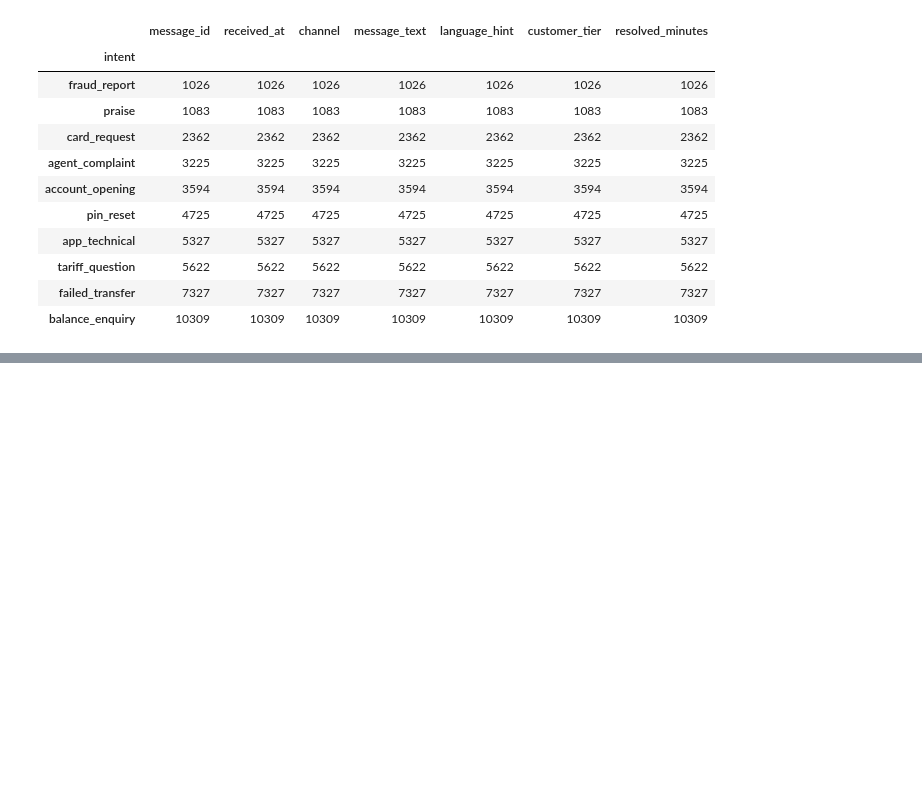
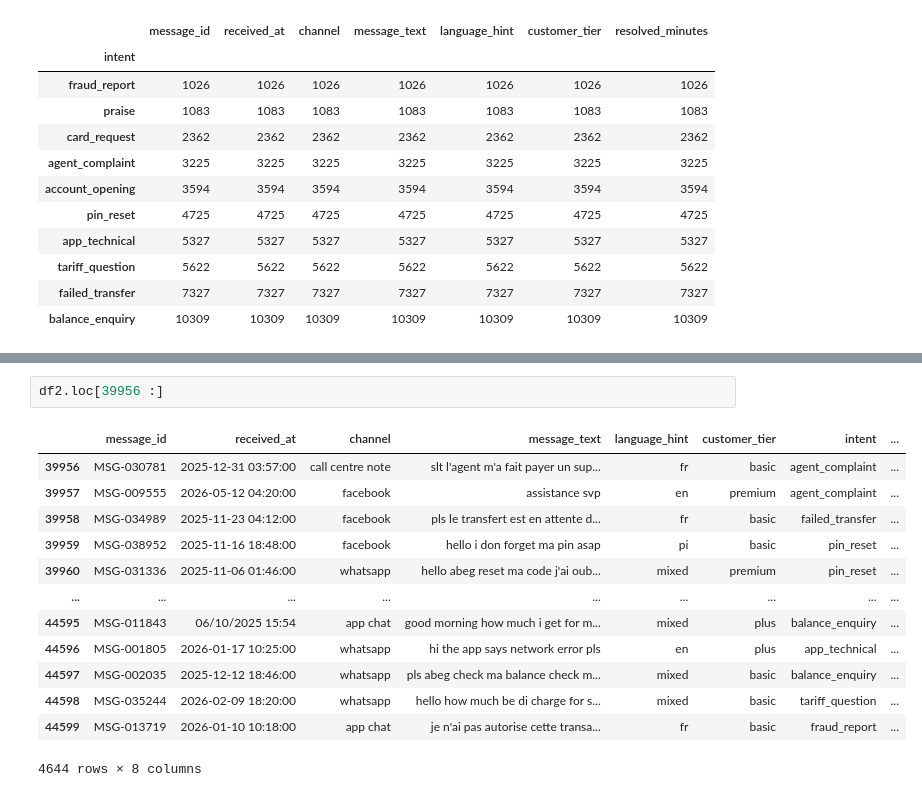
Before and after one commit to Christian-Suinyuy/skye8-ds-banboye-christian, a Jupyter notebook: src/brief3/notebooks/analysis.ipynb, the cells around one changed output, grey strips where cells are left out. Cells and saved outputs as stored; diff of their text form; blank space fills up the shorter version.

```diff
--- a/src/brief3/notebooks/analysis.ipynb
+++ b/src/brief3/notebooks/analysis.ipynb
@@ -113,0 +218,16 @@ for p in ax.patches:
+# %%
+df2.loc[39956 :]
+# %% [output]
+|  | message_id | received_at | channel | message_text | language_hint | customer_tier | intent | ... |
+| 39956 | MSG-030781 | 2025-12-31 03:57:00 | call centre note | slt l'agent m'a fait payer un sup... | fr | basic | agent_complaint | ... |
+| 39957 | MSG-009555 | 2026-05-12 04:20:00 | facebook | assistance svp | en | premium | agent_complaint | ... |
+| 39958 | MSG-034989 | 2025-11-23 04:12:00 | facebook | pls le transfert est en attente d... | fr | basic | failed_transfer | ... |
+| 39959 | MSG-038952 | 2025-11-16 18:48:00 | facebook | hello i don forget ma pin asap | pi | basic | pin_reset | ... |
+| 39960 | MSG-031336 | 2025-11-06 01:46:00 | whatsapp | hello abeg reset ma code j'ai oub... | mixed | premium | pin_reset | ... |
+| ... | ... | ... | ... | ... | ... | ... | ... | ... |
+| 44595 | MSG-011843 | 06/10/2025 15:54 | app chat | good morning how much i get for m... | mixed | plus | balance_enquiry | ... |
+| 44596 | MSG-001805 | 2026-01-17 10:25:00 | whatsapp | hi the app says network error pls | en | plus | app_technical | ... |
+| 44597 | MSG-002035 | 2025-12-12 18:46:00 | whatsapp | pls abeg check ma balance check m... | mixed | basic | balance_enquiry | ... |
+| 44598 | MSG-035244 | 2026-02-09 18:20:00 | whatsapp | hello how much be di charge for s... | mixed | basic | tariff_question | ... |
+| 44599 | MSG-013719 | 2026-01-10 10:18:00 | app chat | je n'ai pas autorise cette transa... | fr | basic | fraud_report | ... |
+4644 rows × 8 columns
```
Also changed, not shown: parts of 12 cells of this notebook, 3 other files.
